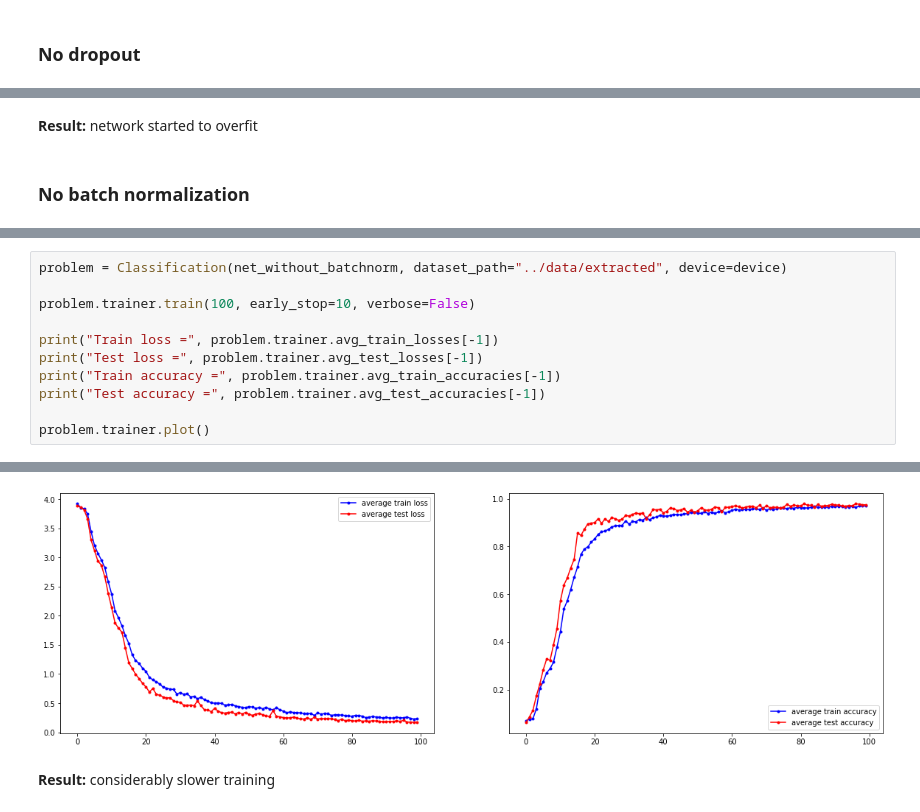
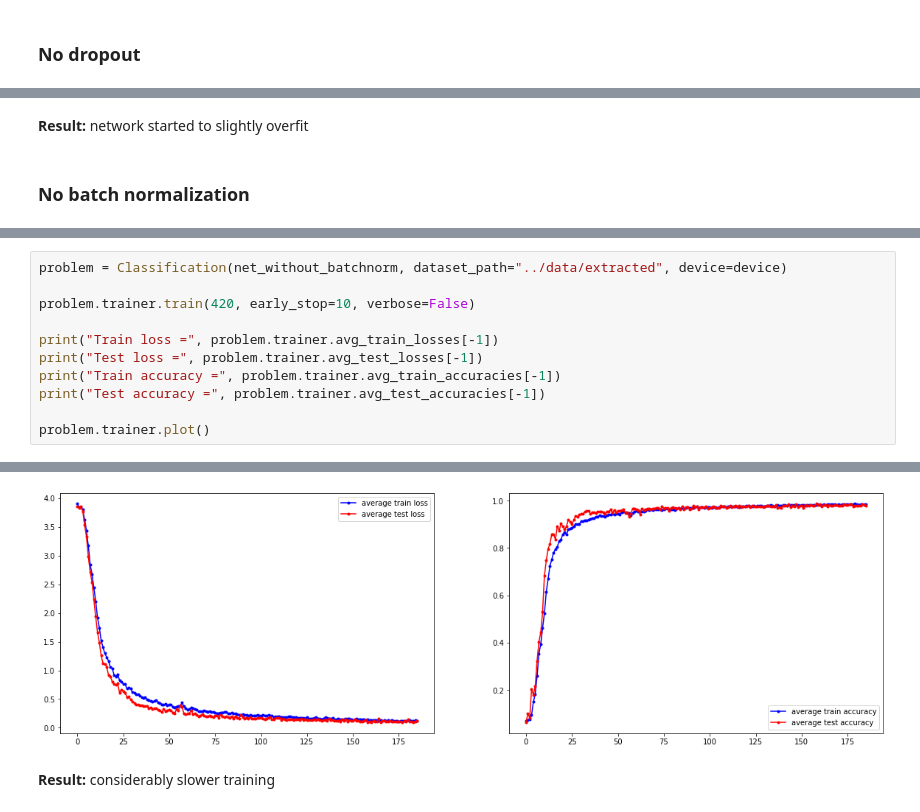
Before and after one commit to havaker/shapes-cnn, a Jupyter notebook: notebooks/Classification.ipynb, the cells around one changed output, grey strips where cells are left out. Drawn from its saved outputs; the diff is of its cells as text.

```diff
--- a/notebooks/Classification.ipynb
+++ b/notebooks/Classification.ipynb
@@ -114,5 +117,5 @@ Test accuracy = 0.977
 # %% [markdown]
-**Result:** network started to overfit
+**Result:** network started to slightly overfit
 # %% [markdown]
 ### No batch normalization
 # %%
@@ -142,7 +145,7 @@ ClassificationNet(
 # %%
 problem = Classification(net_without_batchnorm, dataset_path="../data/extracted", device=device)
 
-problem.trainer.train(100, early_stop=10, verbose=False)
+problem.trainer.train(420, early_stop=10, verbose=False)
 
 print("Train loss =", problem.trainer.avg_train_losses[-1])
 print("Test loss =", problem.trainer.avg_test_losses[-1])
@@ -158,3 +161,3 @@ Test accuracy = 0.975
-[figure, old version]
+[figure, new version]
 # %% [markdown]
 **Result:** considerably slower training
```
Also changed, not shown: parts of 7 cells of this notebook.
